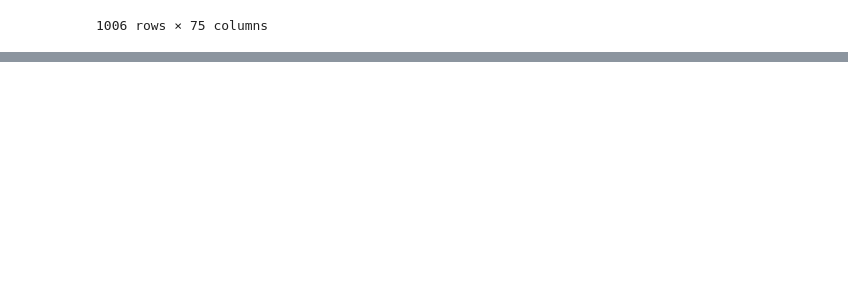
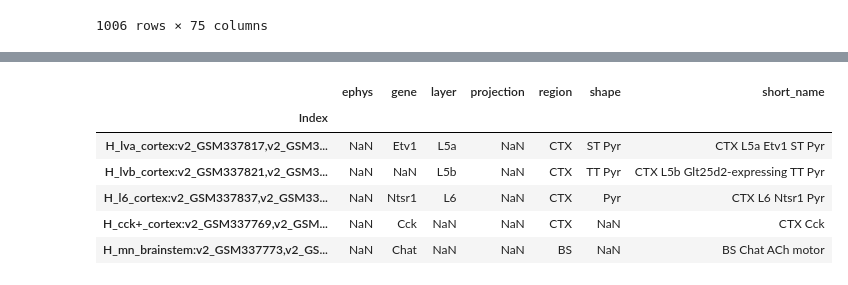
Before and after one commit to renaud/neuroNER, a Jupyter notebook: similarity/api_demo.ipynb, the cells around one changed output, grey strips where cells are left out. Cells and saved outputs as stored; diff of their text form; code cells hidden in the pictures; blank space fills up the shorter version.

```diff
--- a/similarity/api_demo.ipynb
+++ b/similarity/api_demo.ipynb
@@ -140,3 +124,8 @@ table
 | 426 | The ventral and dorsal lateral ge... | 3309264 | 1987 | Pirchio M | 44985 | NaN | Thalamus relay cell | NaN | Thalamus | ... |
 | 427 | Electrophysiological properties o... | 6737292 | 1984 | Llinás R | 46161 | NaN | Thalamus relay cell | NaN | Thalamus | ... |
 1006 rows × 75 columns
+# %%
+# load in csv of Design.csv dataset
+
+gene_exp_path = '/Users/shreejoy/brainCellTypeSpecificGenes/data/Design.tsv'
+gene_exp_table = pd.read_csv(gene_exp_path, sep='\t', index_col = 0, header=0)
@@ -142,0 +143,34 @@ table
+# %%
+
+# use sherlok to annotate each curated neuron mention in neuroelectro
+#annot_vec = []
+gene_dict_list = []
+for index, row in gene_exp_table.iterrows():
+    neuron_name = row['neuroNER Inferred Properties']
+
+    # if no neuron long name, just move on
+    if pd.isnull(neuron_name):
+        continue
+        # neuron_name = row['NeuronName']
+    # annotate using sherlok
+    r = s.annotate(neuron_name)
+    cleaned_annotations = _cleanup(r.annotations, neuron_name)
+    short_annots = _normalize(cleaned_annotations, shorten = True)
+    temp_dict = annots_to_dict(cleaned_annotations)
+    temp_dict['short_name'] = short_annots
+    temp_dict['Index'] = index
+    gene_dict_list.append(temp_dict)
+
+#     f = format_annots(neuron_name, r.annotations)
+#     annot_vec.append((neuron_name, f))
+# %%
+df_gene = pd.DataFrame.from_records(gene_dict_list, index = 'Index')
+df_gene.head()
+# %% [output]
+|  | ephys | gene | layer | projection | region | shape | short_name |
+| Index |  |  |  |  |  |  |  |
+| H_lva_cortex:v2_GSM337817,v2_GSM3... | NaN | Etv1 | L5a | NaN | CTX | ST Pyr | CTX L5a Etv1 ST Pyr |
+| H_lvb_cortex:v2_GSM337821,v2_GSM3... | NaN | NaN | L5b | NaN | CTX | TT Pyr | CTX L5b Glt25d2-expressing TT Pyr |
+| H_l6_cortex:v2_GSM337837,v2_GSM33... | NaN | Ntsr1 | L6 | NaN | CTX | Pyr | CTX L6 Ntsr1 Pyr |
+| H_cck+_cortex:v2_GSM337769,v2_GSM... | NaN | Cck | NaN | NaN | CTX | NaN | CTX Cck |
+| H_mn_brainstem:v2_GSM337773,v2_GS... | NaN | Chat | NaN | NaN | BS | NaN | BS Chat ACh motor |
```
Also changed, not shown: parts of 5 cells of this notebook, 2 other files.
